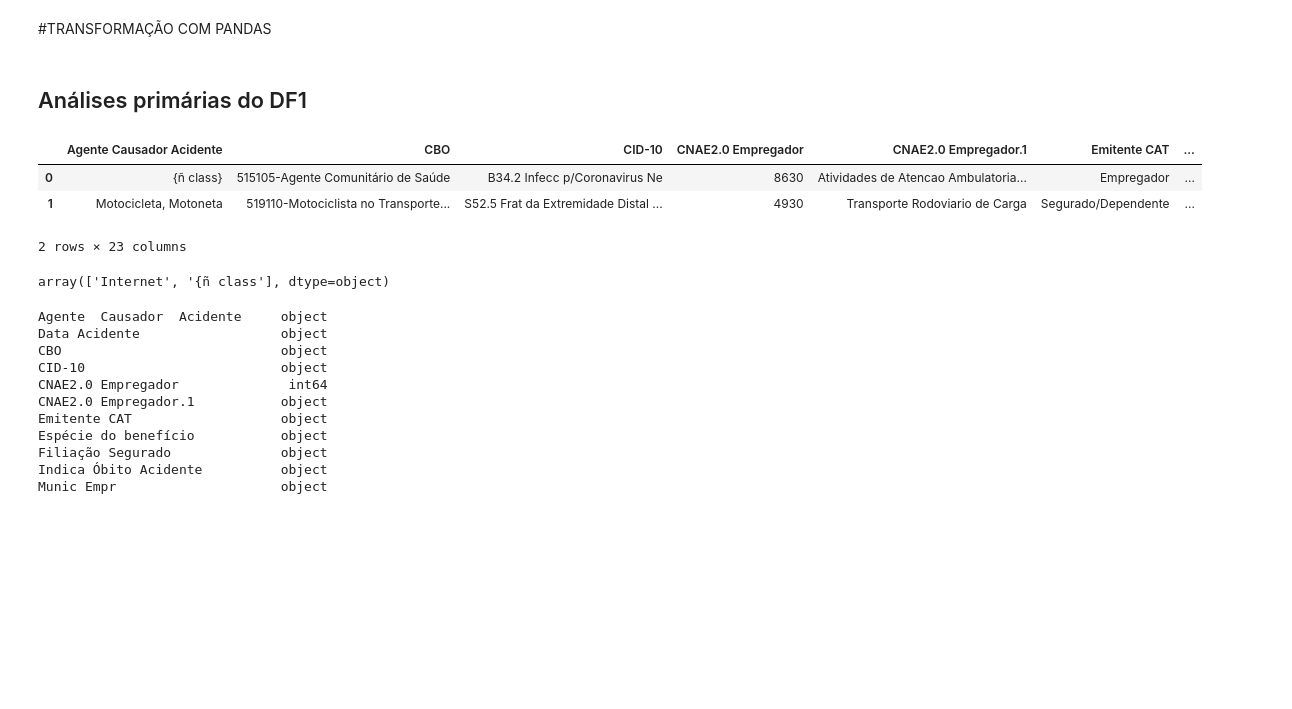
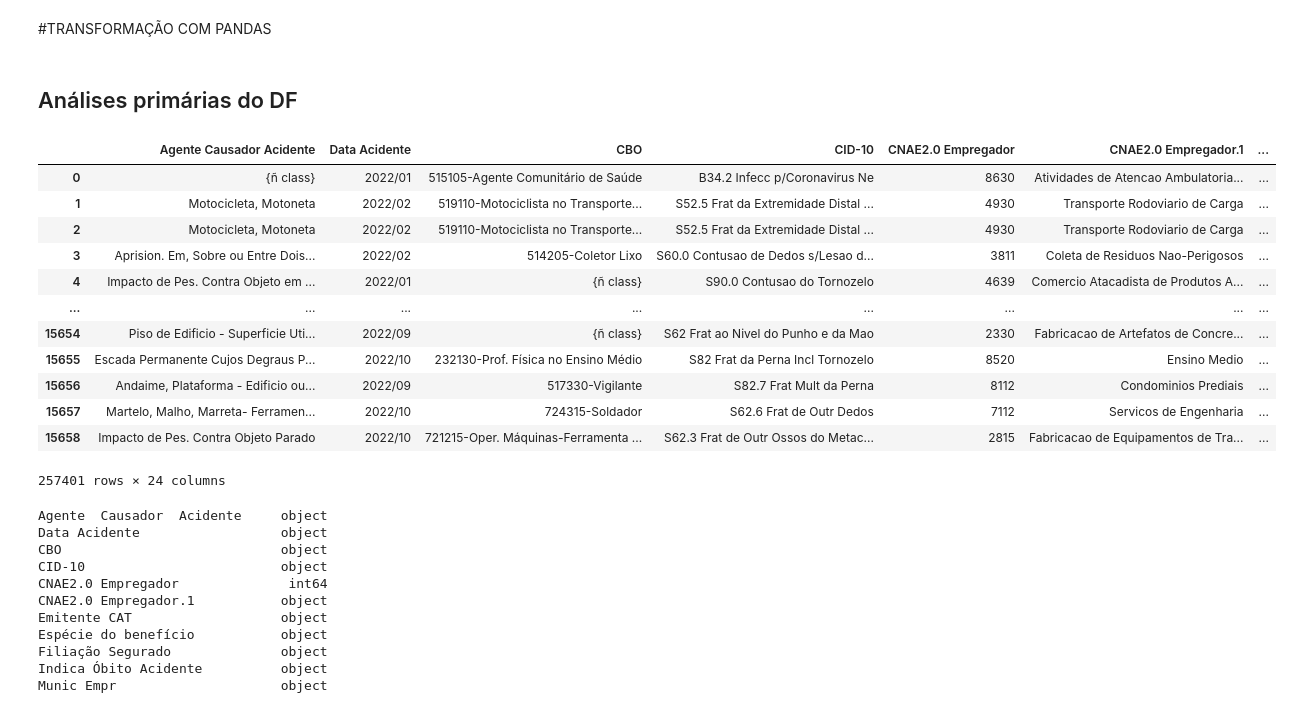
Before and after one commit to caioitalo/soulcode, a Jupyter notebook: Projeto_Aquecimento.ipynb, the cells around one changed output. Saved outputs shown, nothing was run; the diff lists cells and outputs as text; code cells hidden in the pictures; blank space fills up the shorter version.

```diff
--- a/Projeto_Aquecimento.ipynb
+++ b/Projeto_Aquecimento.ipynb
@@ -106,9 +124,12 @@ blob.upload_from_filename('/content/D.SDA.PDA.005.CAT.202210orig.csv')
 Agora com os arquivos com disponibilidade em nuvem (GCP e MongoDB), serão carregados para transformação
 # %%
 # Carregando os DBs e os transformando em DFs do Pandas
-df = pd.read_csv('https://storage.googleapis.com/projeto-aquecimento15-12/D.SDA.PDA.005.CAT.202201orig.csv',sep=';',encoding = 'ISO-8859-1')
-df20 = pd.read_csv('https://storage.googleapis.com/projeto-aquecimento15-12/D.SDA.PDA.005.CAT.202204orig.csv',sep=';',encoding = 'ISO-8859-1')
-df30 = pd.read_csv('https://storage.googleapis.com/projeto-aquecimento15-12/D.SDA.PDA.005.CAT.202210orig.csv',sep=';',encoding = 'ISO-8859-1')
+df10 = pd.read_csv('https://storage.googleapis.com/datalake-soulcode-ed7/arquivos%20soulcode/D.SDA.PDA.005.CAT.202201orig.csv',sep=';',encoding = 'ISO-8859-1')
+df20 = pd.read_csv('https://storage.googleapis.com/datalake-soulcode-ed7/arquivos%20soulcode/D.SDA.PDA.005.CAT.202204orig.csv',sep=';',encoding = 'ISO-8859-1')
+df30 = pd.read_csv('https://storage.googleapis.com/datalake-soulcode-ed7/arquivos%20soulcode/D.SDA.PDA.005.CAT.202210orig.csv',sep=';',encoding = 'ISO-8859-1')
+# %%
+# unindo as três tabelas, usando o concat pois têm o mesmo número de colunas e o que muda são as datas
+df = pd.concat([df10,df20,df30])
 # %%
 # gerando um backup
 dfback = df.copy()
@@ -117,18 +136,23 @@ df30back = df30.copy()
 # %% [markdown]
 #TRANSFORMAÇÃO COM PANDAS
 # %% [markdown]
-## Análises primárias do DF1
+## Análises primárias do DF
 # %%
-df.head(2)
+df
 # %% [output]
-|  | Agente Causador Acidente | CBO | CID-10 | CNAE2.0 Empregador | CNAE2.0 Empregador.1 | Emitente CAT | ... |
-| 0 | {ñ class} | 515105-Agente Comunitário de Saúde | B34.2 Infecc p/Coronavirus Ne | 8630 | Atividades de Atencao Ambulatoria... | Empregador | ... |
-| 1 | Motocicleta, Motoneta | 519110-Motociclista no Transporte... | S52.5 Frat da Extremidade Distal ... | 4930 | Transporte Rodoviario de Carga | Segurado/Dependente | ... |
+|  | Agente Causador Acidente | Data Acidente | CBO | CID-10 | CNAE2.0 Empregador | CNAE2.0 Empregador.1 | ... |
+| 0 | {ñ class} | 2022/01 | 515105-Agente Comunitário de Saúde | B34.2 Infecc p/Coronavirus Ne | 8630 | Atividades de Atencao Ambulatoria... | ... |
+| 1 | Motocicleta, Motoneta | 2022/02 | 519110-Motociclista no Transporte... | S52.5 Frat da Extremidade Distal ... | 4930 | Transporte Rodoviario de Carga | ... |
+| 2 | Motocicleta, Motoneta | 2022/02 | 519110-Motociclista no Transporte... | S52.5 Frat da Extremidade Distal ... | 4930 | Transporte Rodoviario de Carga | ... |
+| 3 | Aprision. Em, Sobre ou Entre Dois... | 2022/02 | 514205-Coletor Lixo | S60.0 Contusao de Dedos s/Lesao d... | 3811 | Coleta de Residuos Nao-Perigosos | ... |
+| 4 | Impacto de Pes. Contra Objeto em ... | 2022/01 | {ñ class} | S90.0 Contusao do Tornozelo | 4639 | Comercio Atacadista de Produtos A... | ... |
+| ... | ... | ... | ... | ... | ... | ... | ... |
+| 15654 | Piso de Edificio - Superficie Uti... | 2022/09 | {ñ class} | S62 Frat ao Nivel do Punho e da Mao | 2330 | Fabricacao de Artefatos de Concre... | ... |
+| 15655 | Escada Permanente Cujos Degraus P... | 2022/10 | 232130-Prof. Física no Ensino Médio | S82 Frat da Perna Incl Tornozelo | 8520 | Ensino Medio | ... |
+| 15656 | Andaime, Plataforma - Edificio ou... | 2022/09 | 517330-Vigilante | S82.7 Frat Mult da Perna | 8112 | Condominios Prediais | ... |
+| 15657 | Martelo, Malho, Marreta- Ferramen... | 2022/10 | 724315-Soldador | S62.6 Frat de Outr Dedos | 7112 | Servicos de Engenharia | ... |
+| 15658 | Impacto de Pes. Contra Objeto Parado | 2022/10 | 721215-Oper. Máquinas-Ferramenta ... | S62.3 Frat de Outr Ossos do Metac... | 2815 | Fabricacao de Equipamentos de Tra... | ... |
-2 rows × 23 columns
+257401 rows × 24 columns
-# %%
-df['Origem de Cadastramento CAT'].unique()
-# %% [output]
-array(['Internet', '{ñ class'], dtype=object)
 # %%
 df.dtypes
 # %% [output]
```
Also changed, not shown: parts of 9 cells of this notebook.
